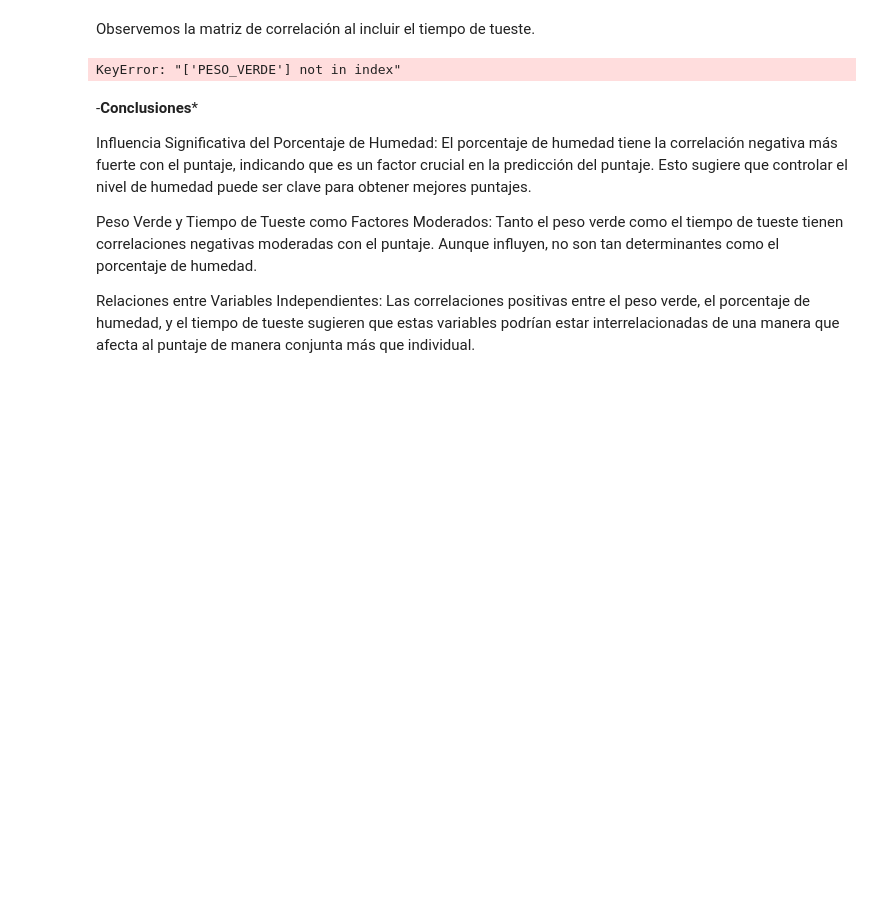
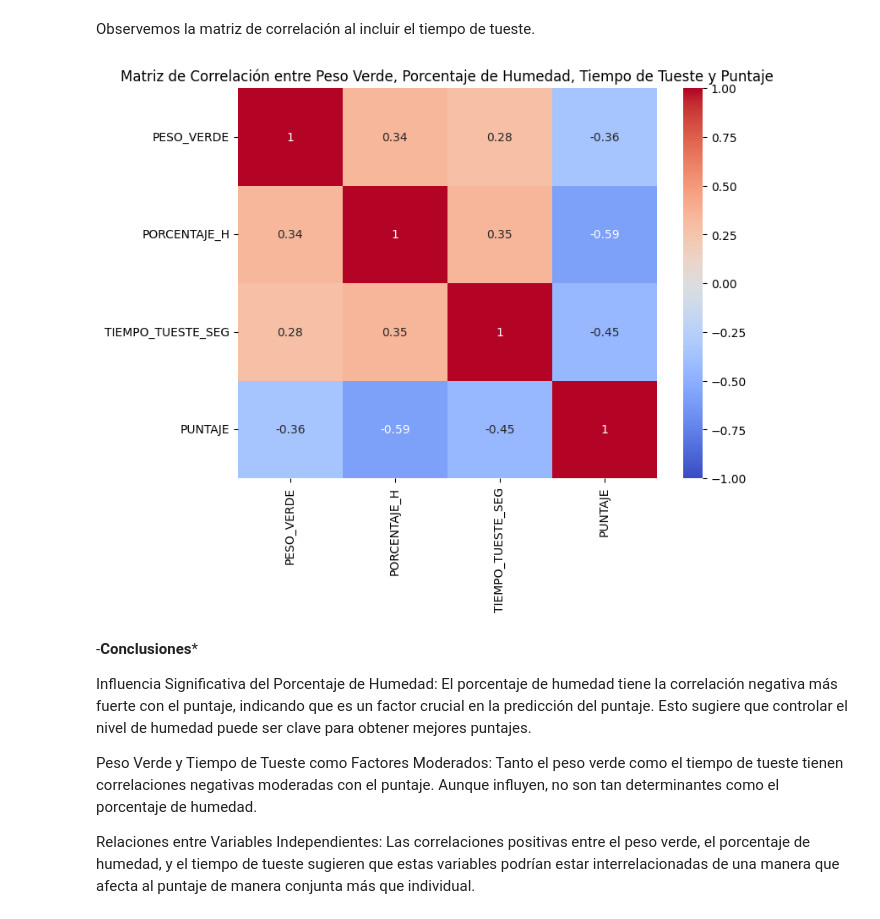
Before and after one commit to agarcia1607/Cafe_ML, a Jupyter notebook: Cafe_ml.ipynb, the cells around one changed output. Cells and saved outputs as stored; diff of their text form; code cells hidden in the pictures; blank space fills up the shorter version.

```diff
--- a/Cafe_ml.ipynb
+++ b/Cafe_ml.ipynb
@@ -330,18 +330,18 @@ Observemos la matriz de correlación al incluir el tiempo de tueste.
 # %%
 import pandas as pd
 import seaborn as sns
 import matplotlib.pyplot as plt
 
 # Crear una nueva matriz de correlación para las columnas seleccionadas
-correlation_matrix = df_encoded[['PESO_VERDE', 'PORCENTAJE_H', 'TIEMPO_TUESTE_SEG', 'PUNTAJE']].corr()
+correlation_matrix = df_interes[['PESO_VERDE', 'PORCENTAJE_H', 'TIEMPO_TUESTE_SEG', 'PUNTAJE']].corr()
 
 # Visualizar la matriz de correlación usando un mapa de calor
 plt.figure(figsize=(8, 6))
 sns.heatmap(correlation_matrix, annot=True, cmap='coolwarm', vmin=-1, vmax=1)
 plt.title('Matriz de Correlación entre Peso Verde, Porcentaje de Humedad, Tiempo de Tueste y Puntaje')
 plt.show()
 # %% [output]
-KeyError: "['PESO_VERDE'] not in index"
+[figure, added]
 # %% [markdown]
 -**Conclusiones***
 
```
Also changed, not shown: parts of 14 cells of this notebook.
